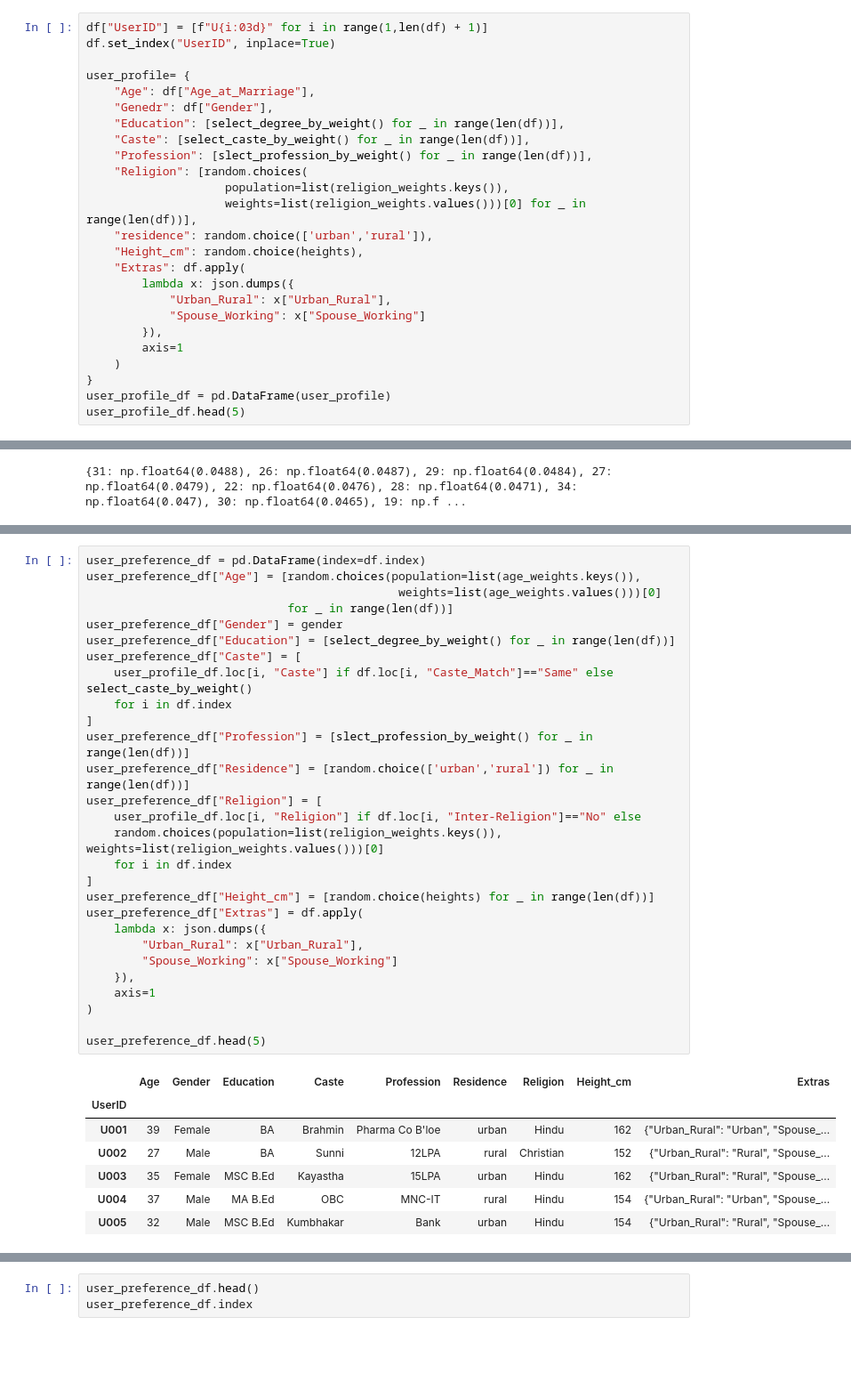
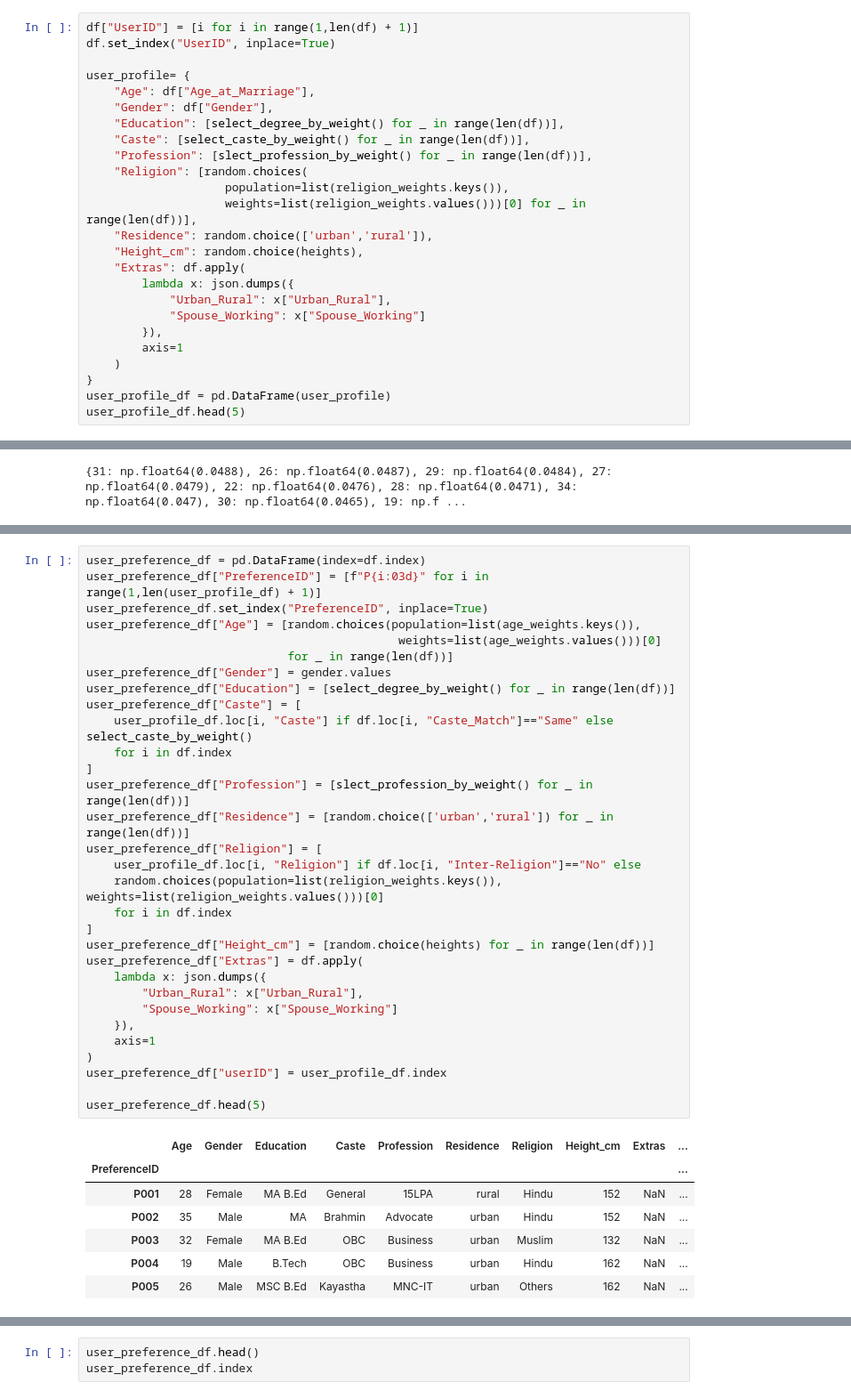
Before and after one commit to kushal-a11y/FinalYearProject, a Jupyter notebook: Matrimony_Matchmaker/notebooks/User+Preference Profile/code.ipynb, the cells around one changed output, grey strips where cells are left out. Shown: that part at 89% size. Saved outputs shown, nothing was run; the diff lists cells and outputs as text; blank space fills up the shorter version.

```diff
--- a/Matrimony_Matchmaker/notebooks/User+Preference Profile/code.ipynb
+++ b/Matrimony_Matchmaker/notebooks/User+Preference Profile/code.ipynb
@@ -184,19 +260,19 @@ print(religion_weights)
 Age,gender,eduction_level(degrees),caste,Income(salary LPA) these are the features that are observed in the
 Advertisement for bride or groom
 # %%
-df["UserID"] = [f"U{i:03d}" for i in range(1,len(df) + 1)]
+df["UserID"] = [i for i in range(1,len(df) + 1)]
 df.set_index("UserID", inplace=True)
 
 user_profile= {
     "Age": df["Age_at_Marriage"],
-    "Genedr": df["Gender"],
+    "Gender": df["Gender"],
     "Education": [select_degree_by_weight() for _ in range(len(df))],
     "Caste": [select_caste_by_weight() for _ in range(len(df))],
     "Profession": [slect_profession_by_weight() for _ in range(len(df))],
     "Religion": [random.choices(
                     population=list(religion_weights.keys()),
                     weights=list(religion_weights.values()))[0] for _ in range(len(df))],
-    "residence": random.choice(['urban','rural']),
+    "Residence": random.choice(['urban','rural']),
     "Height_cm": random.choice(heights),
     "Extras": df.apply(
         lambda x: json.dumps({
@@ -248,36 +332,39 @@ gender = df["Gender"].apply(lambda x: "Female" if x == "Male" else "Male")
 # %%
 user_preference_df = pd.DataFrame(index=df.index)
+user_preference_df["PreferenceID"] = [f"P{i:03d}" for i in range(1,len(user_profile_df) + 1)]
+user_preference_df.set_index("PreferenceID", inplace=True)
 user_preference_df["Age"] = [random.choices(population=list(age_weights.keys()),
                                              weights=list(age_weights.values()))[0]
                              for _ in range(len(df))]
-user_preference_df["Gender"] = gender
+user_preference_df["Gender"] = gender.values
 user_preference_df["Education"] = [select_degree_by_weight() for _ in range(len(df))]
 user_preference_df["Caste"] = [
     user_profile_df.loc[i, "Caste"] if df.loc[i, "Caste_Match"]=="Same" else select_caste_by_weight()
     for i in df.index
 ]
 user_preference_df["Profession"] = [slect_profession_by_weight() for _ in range(len(df))]
 user_preference_df["Residence"] = [random.choice(['urban','rural']) for _ in range(len(df))]
 user_preference_df["Religion"] = [
     user_profile_df.loc[i, "Religion"] if df.loc[i, "Inter-Religion"]=="No" else
     random.choices(population=list(religion_weights.keys()), weights=list(religion_weights.values()))[0]
     for i in df.index
 ]
 user_preference_df["Height_cm"] = [random.choice(heights) for _ in range(len(df))]
 user_preference_df["Extras"] = df.apply(
     lambda x: json.dumps({
         "Urban_Rural": x["Urban_Rural"],
         "Spouse_Working": x["Spouse_Working"]
     }),
     axis=1
 )
+user_preference_df["userID"] = user_profile_df.index
 
 user_preference_df.head(5)
 # %% [output]
-|  | Age | Gender | Education | Caste | Profession | Residence | Religion | Height_cm | Extras |
-| UserID |  |  |  |  |  |  |  |  |  |
-| U001 | 39 | Female | BA | Brahmin | Pharma Co B'loe | urban | Hindu | 162 | {"Urban_Rural": "Urban", "Spouse_... |
-| U002 | 27 | Male | BA | Sunni | 12LPA | rural | Christian | 152 | {"Urban_Rural": "Rural", "Spouse_... |
-| U003 | 35 | Female | MSC B.Ed | Kayastha | 15LPA | urban | Hindu | 162 | {"Urban_Rural": "Rural", "Spouse_... |
-| U004 | 37 | Male | MA B.Ed | OBC | MNC-IT | rural | Hindu | 154 | {"Urban_Rural": "Urban", "Spouse_... |
-| U005 | 32 | Male | MSC B.Ed | Kumbhakar | Bank | urban | Hindu | 154 | {"Urban_Rural": "Rural", "Spouse_... |
+|  | Age | Gender | Education | Caste | Profession | Residence | Religion | Height_cm | Extras | ... |
+| PreferenceID |  |  |  |  |  |  |  |  |  | ... |
+| P001 | 28 | Female | MA B.Ed | General | 15LPA | rural | Hindu | 152 | NaN | ... |
+| P002 | 35 | Male | MA | Brahmin | Advocate | urban | Hindu | 152 | NaN | ... |
+| P003 | 32 | Female | MA B.Ed | OBC | Business | urban | Muslim | 132 | NaN | ... |
+| P004 | 19 | Male | B.Tech | OBC | Business | urban | Hindu | 162 | NaN | ... |
+| P005 | 26 | Male | MSC B.Ed | Kayastha | MNC-IT | urban | Others | 162 | NaN | ... |
```
Also changed, not shown: parts of 10 cells of this notebook, 11 other files.
